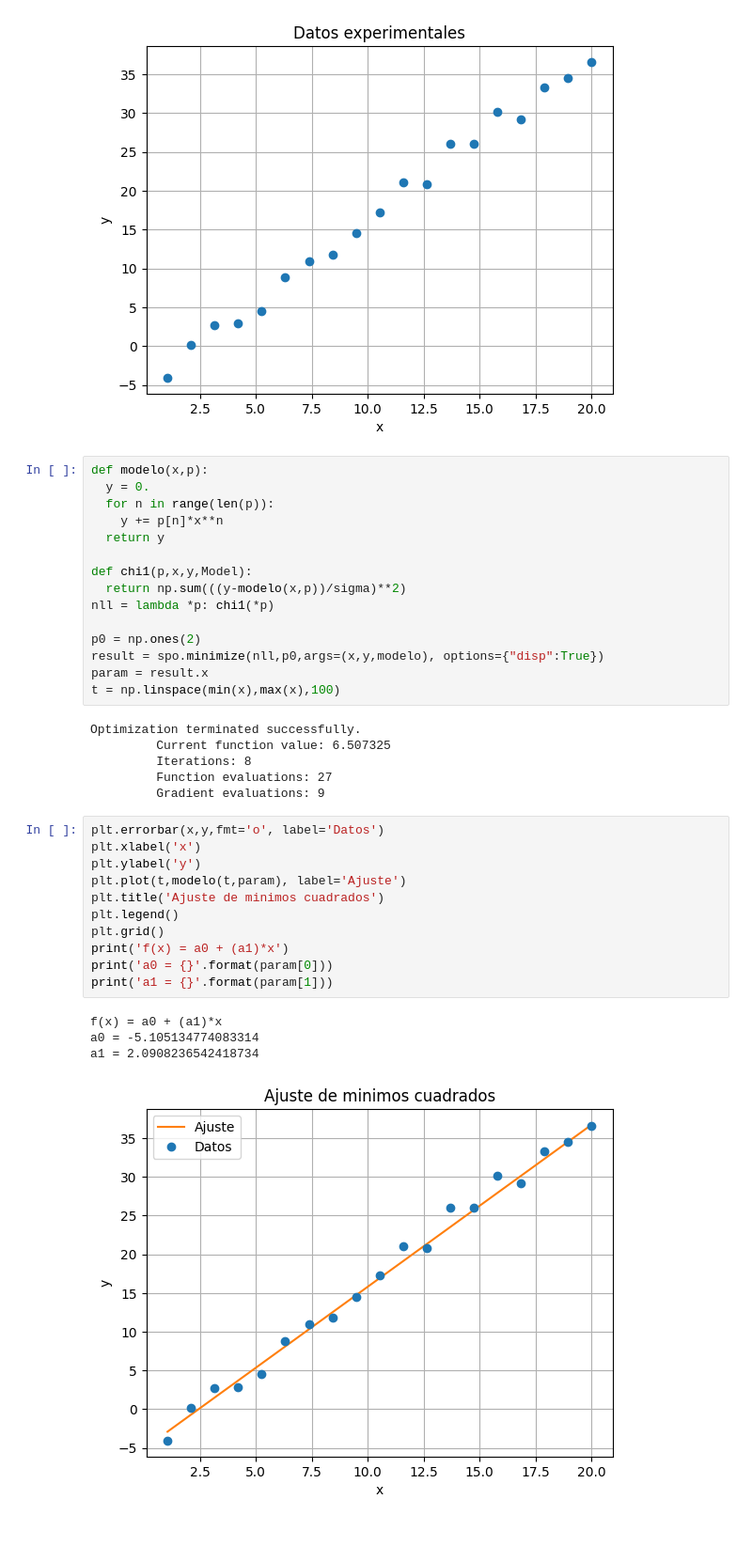
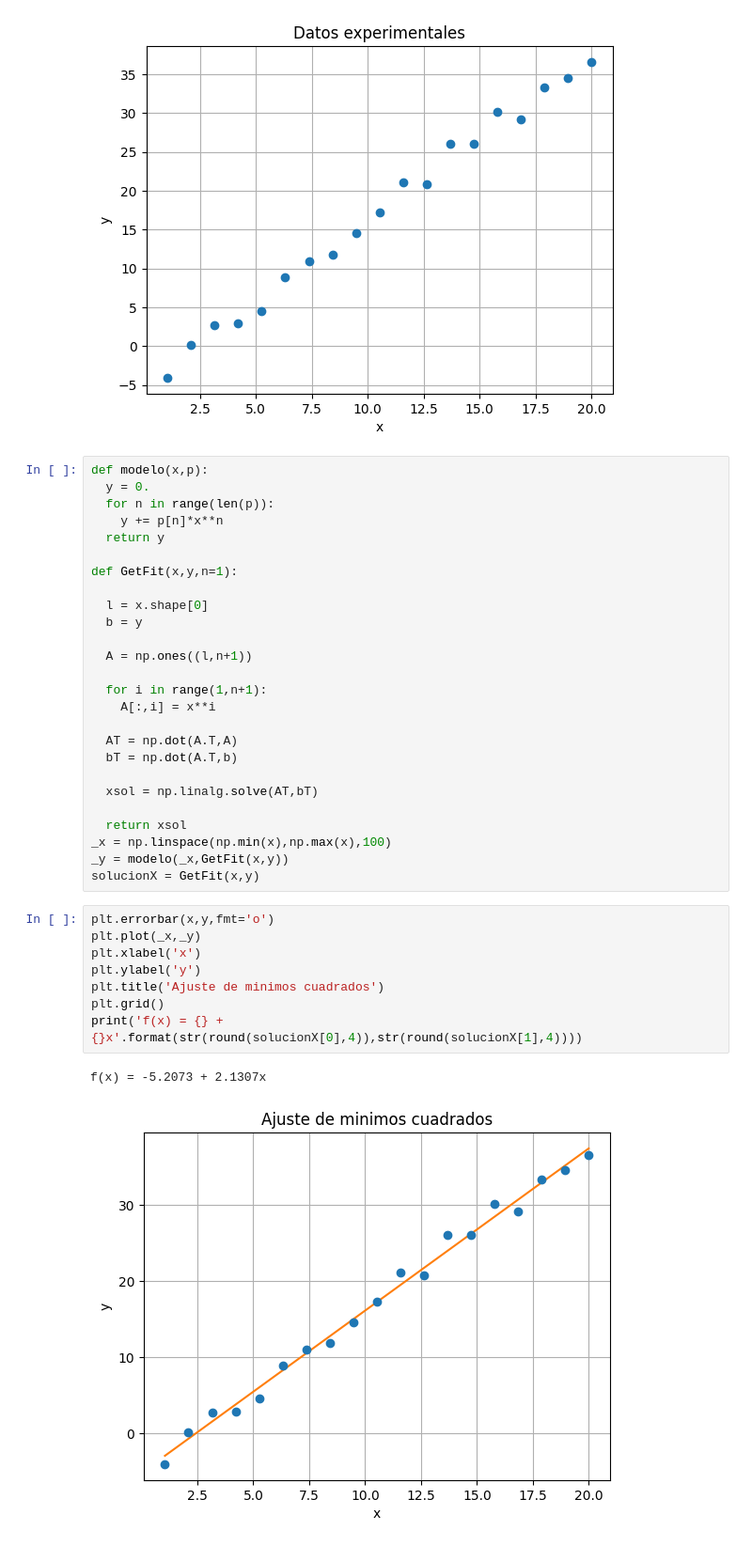
Before and after one commit to PabloCavanzo/MetodosI_AntonioMorillo_PabloCavanzo, a Jupyter notebook: Tarea mínimos cuadrados/9.4.2.ipynb, the cells around one changed output. Shown: that part at 94% size. Cells and saved outputs as stored; diff of their text form.

```diff
--- a/Tarea mínimos cuadrados/9.4.2.ipynb
+++ b/Tarea mínimos cuadrados/9.4.2.ipynb
@@ -33,40 +33,40 @@ plt.title('Datos experimentales')
 plt.grid()
 # %% [output]
 [figure]
-# %%
-def modelo(x,p):
-  y = 0.
-  for n in range(len(p)):
-    y += p[n]*x**n
-  return y
-
-def chi1(p,x,y,Model):
-  return np.sum(((y-modelo(x,p))/sigma)**2)
-nll = lambda *p: chi1(*p)
-
-p0 = np.ones(2)
-result = spo.minimize(nll,p0,args=(x,y,modelo), options={"disp":True})
-param = result.x
-t = np.linspace(min(x),max(x),100)
-# %% [output]
-Optimization terminated successfully.
-         Current function value: 6.507325
-         Iterations: 8
-         Function evaluations: 27
-         Gradient evaluations: 9
+# %%
+def modelo(x,p):
+  y = 0.
+  for n in range(len(p)):
+    y += p[n]*x**n
+  return y
+
+def GetFit(x,y,n=1):
+
+  l = x.shape[0]
+  b = y
+
+  A = np.ones((l,n+1))
+
+  for i in range(1,n+1):
+    A[:,i] = x**i
+
+  AT = np.dot(A.T,A)
+  bT = np.dot(A.T,b)
+
+  xsol = np.linalg.solve(AT,bT)
+
+  return xsol
+_x = np.linspace(np.min(x),np.max(x),100)
+_y = modelo(_x,GetFit(x,y))
+solucionX = GetFit(x,y)
 # %%
-plt.errorbar(x,y,fmt='o', label='Datos')
+plt.errorbar(x,y,fmt='o')
+plt.plot(_x,_y)
 plt.xlabel('x')
 plt.ylabel('y')
-plt.plot(t,modelo(t,param), label='Ajuste')
 plt.title('Ajuste de minimos cuadrados')
-plt.legend()
 plt.grid()
-print('f(x) = a0 + (a1)*x')
-print('a0 = {}'.format(param[0]))
-print('a1 = {}'.format(param[1]))
+print('f(x) = {} + {}x'.format(str(round(solucionX[0],4)),str(round(solucionX[1],4))))
 # %% [output]
-f(x) = a0 + (a1)*x
-a0 = -5.105134774083314
-a1 = 2.0908236542418734
+f(x) = -5.2073 + 2.1307x
-[figure, old version]
+[figure, new version]
```
Also changed, not shown: parts of 1 cell of this notebook.
